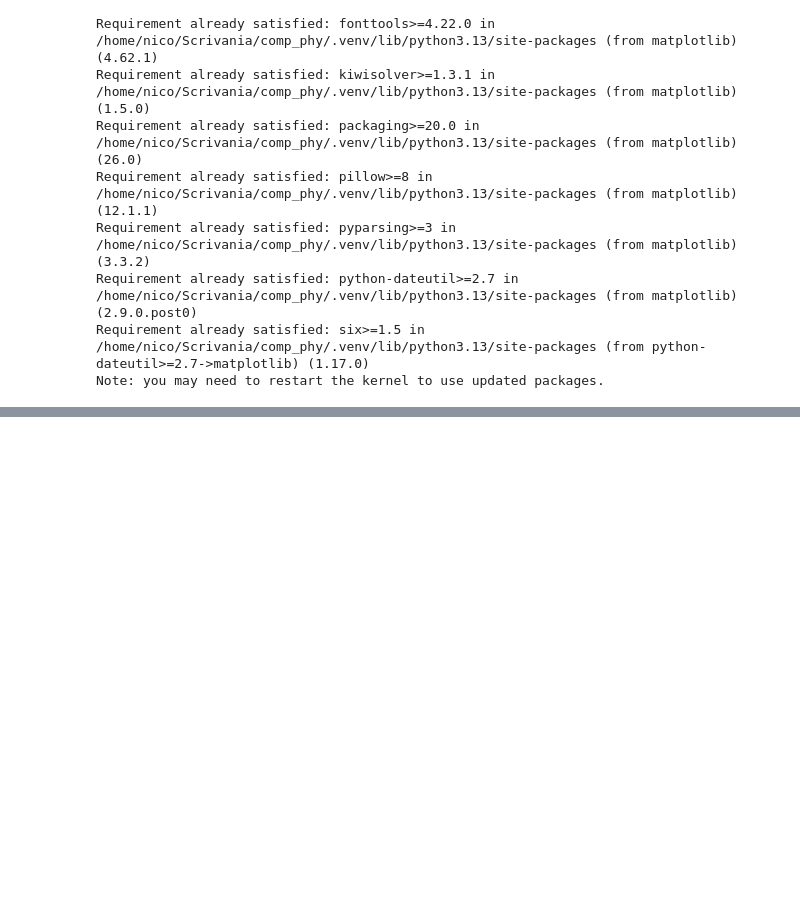
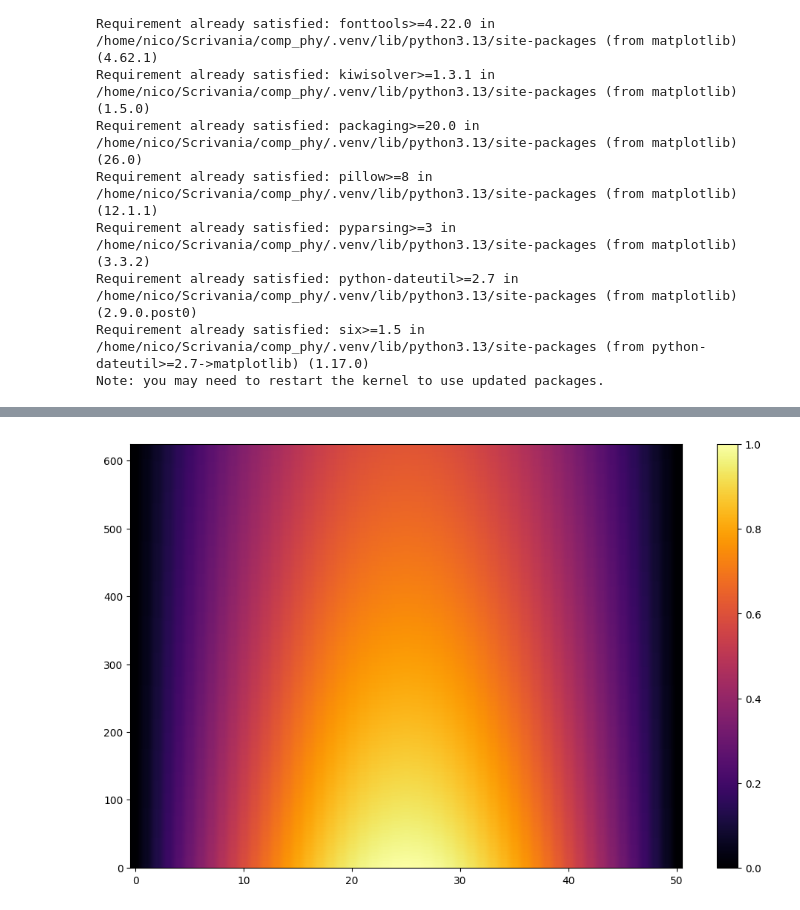
Before and after one commit to nicola-lamaddalena/computational_physics_course, a Jupyter notebook: ode/calore/main.ipynb, the cells around one changed output, grey strips where cells are left out. Saved outputs shown, nothing was run; the diff lists cells and outputs as text; code cells hidden in the pictures; blank space fills up the shorter version.

```diff
--- a/ode/calore/main.ipynb
+++ b/ode/calore/main.ipynb
@@ -61,0 +61,6 @@ plt.show()
+# %%
+plt.imshow(Ts, aspect='auto', origin='lower', cmap="inferno")
+plt.colorbar()
+plt.show()
+# %% [output]
+[figure, added]
```
Also changed, not shown: parts of 6 cells of this notebook.
